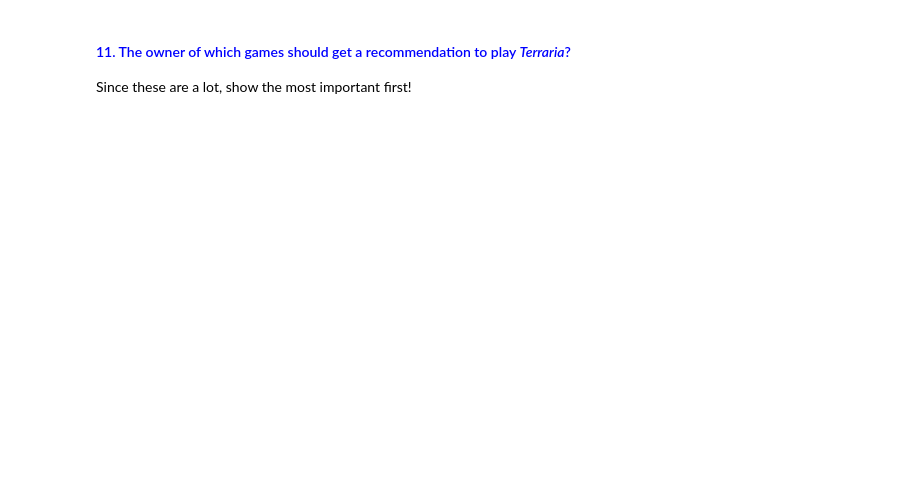
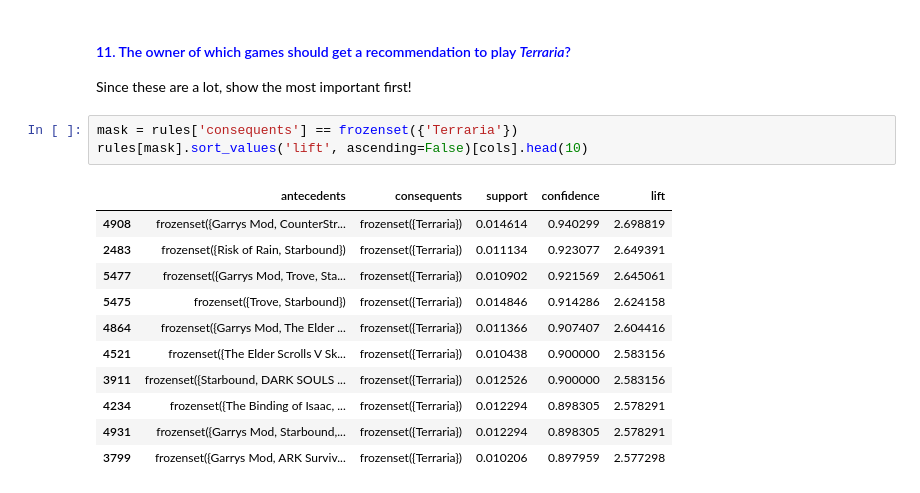
Before and after one commit to MrBierflasche/Studium, a Jupyter notebook: 3_Semester/MachineLearning/homework/04_Association_Rules/MLEA_04_EX_AssociationRules.ipynb, the cells around one changed output. Saved outputs shown, nothing was run; the diff lists cells and outputs as text; blank space fills up the shorter version.

```diff
--- a/3_Semester/MachineLearning/homework/04_Association_Rules/MLEA_04_EX_AssociationRules.ipynb
+++ b/3_Semester/MachineLearning/homework/04_Association_Rules/MLEA_04_EX_AssociationRules.ipynb
@@ -58,3 +182,18 @@ Probably you found 6488 rules in total.
 <h4 style="color:blue">11. The owner of which games should get a recommendation to play <em>Terraria</em>?</h4>
 
 Since these are a lot, show the most important first!
+# %%
+mask = rules['consequents'] == frozenset({'Terraria'})
+rules[mask].sort_values('lift', ascending=False)[cols].head(10)
+# %% [output]
+|  | antecedents | consequents | support | confidence | lift |
+| 4908 | frozenset({Garrys Mod, CounterStr... | frozenset({Terraria}) | 0.014614 | 0.940299 | 2.698819 |
+| 2483 | frozenset({Risk of Rain, Starbound}) | frozenset({Terraria}) | 0.011134 | 0.923077 | 2.649391 |
+| 5477 | frozenset({Garrys Mod, Trove, Sta... | frozenset({Terraria}) | 0.010902 | 0.921569 | 2.645061 |
+| 5475 | frozenset({Trove, Starbound}) | frozenset({Terraria}) | 0.014846 | 0.914286 | 2.624158 |
+| 4864 | frozenset({Garrys Mod, The Elder ... | frozenset({Terraria}) | 0.011366 | 0.907407 | 2.604416 |
+| 4521 | frozenset({The Elder Scrolls V Sk... | frozenset({Terraria}) | 0.010438 | 0.900000 | 2.583156 |
+| 3911 | frozenset({Starbound, DARK SOULS ... | frozenset({Terraria}) | 0.012526 | 0.900000 | 2.583156 |
+| 4234 | frozenset({The Binding of Isaac, ... | frozenset({Terraria}) | 0.012294 | 0.898305 | 2.578291 |
+| 4931 | frozenset({Garrys Mod, Starbound,... | frozenset({Terraria}) | 0.012294 | 0.898305 | 2.578291 |
+| 3799 | frozenset({Garrys Mod, ARK Surviv... | frozenset({Terraria}) | 0.010206 | 0.897959 | 2.577298 |
```
Also changed, not shown: parts of 10 cells of this notebook, 5 other files.
